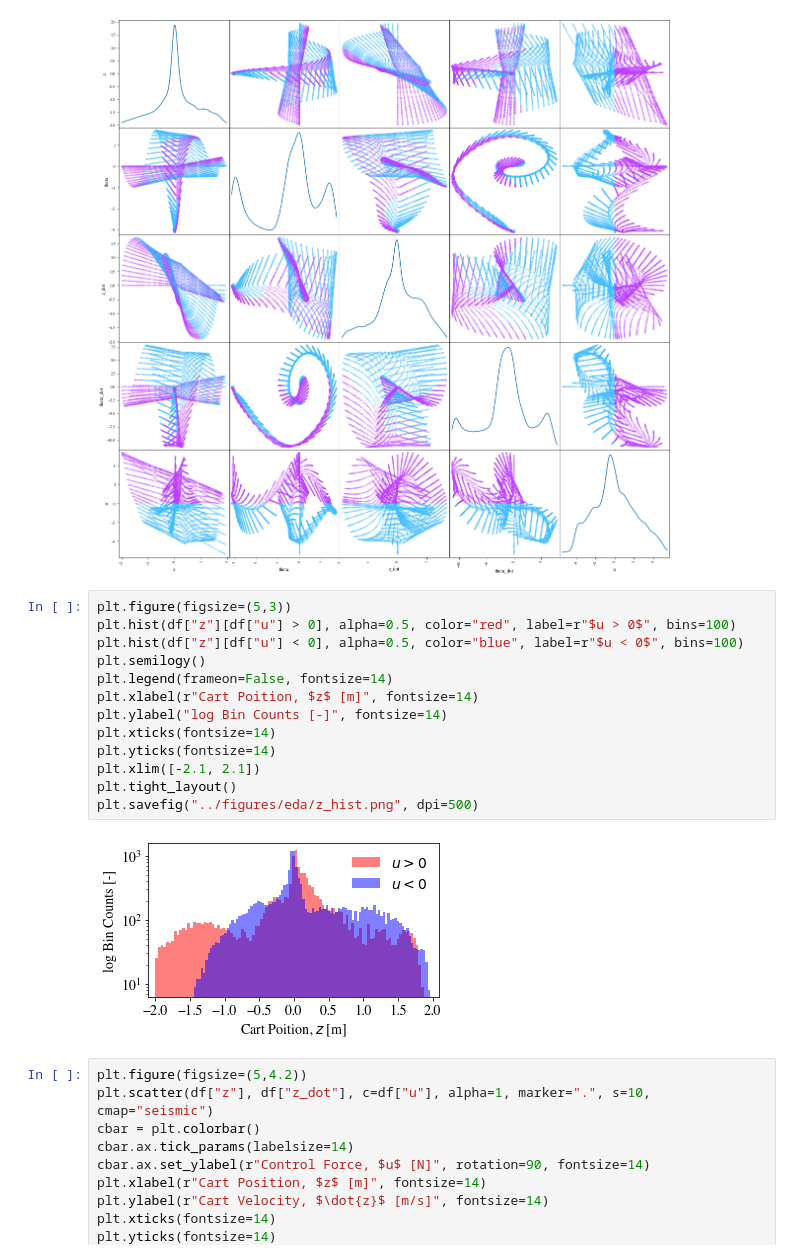
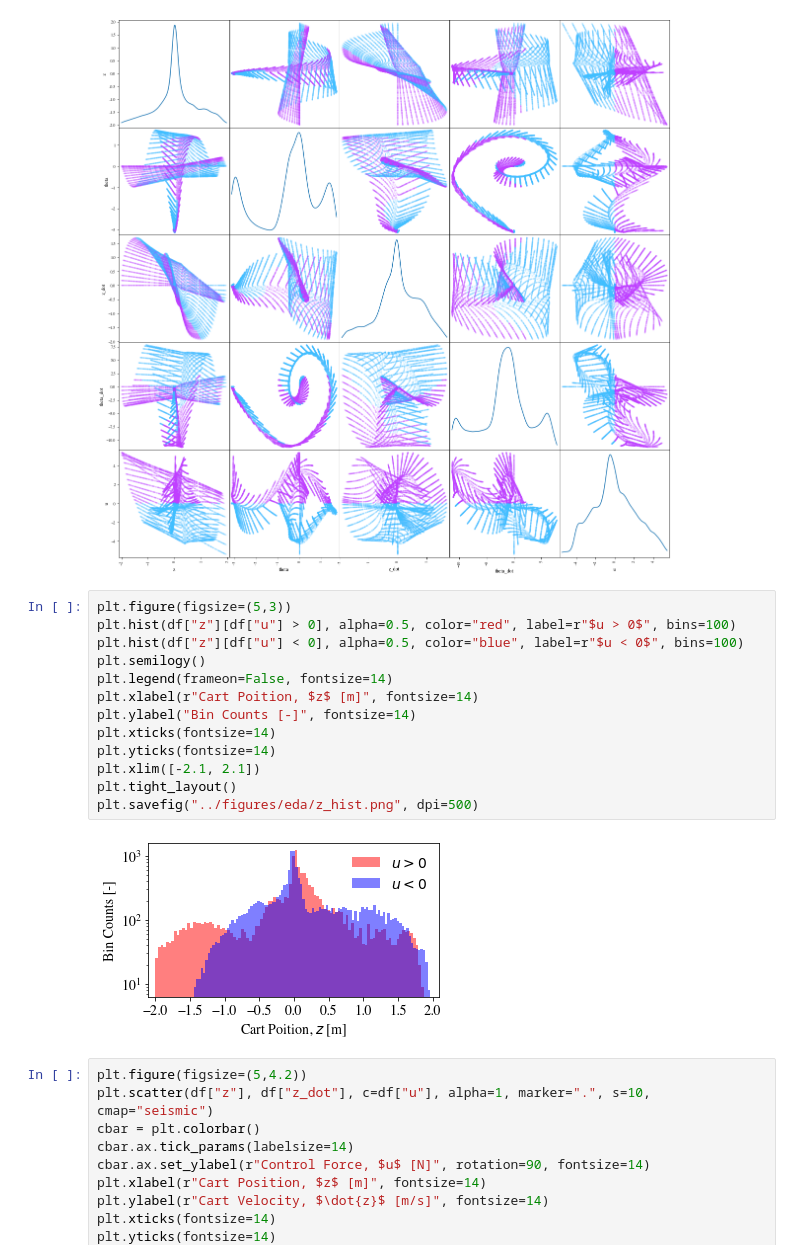
Before and after one commit to maitreyakv/imitation-learning, a Jupyter notebook: src/eda.ipynb, the cells around one changed output. Drawn from its saved outputs; the diff is of its cells as text.

Commit message:
Fixed label on histogram for EDA

```diff
--- a/src/eda.ipynb
+++ b/src/eda.ipynb
@@ -47,18 +47,18 @@ pd.plotting.scatter_matrix(df.drop(columns=["group"]), alpha=0.1, diagonal="kde"
 # %%
 plt.figure(figsize=(5,3))
 plt.hist(df["z"][df["u"] > 0], alpha=0.5, color="red", label=r"$u > 0$", bins=100)
 plt.hist(df["z"][df["u"] < 0], alpha=0.5, color="blue", label=r"$u < 0$", bins=100)
 plt.semilogy()
 plt.legend(frameon=False, fontsize=14)
 plt.xlabel(r"Cart Poition, $z$ [m]", fontsize=14)
-plt.ylabel("log Bin Counts [-]", fontsize=14)
+plt.ylabel("Bin Counts [-]", fontsize=14)
 plt.xticks(fontsize=14)
 plt.yticks(fontsize=14)
 plt.xlim([-2.1, 2.1])
 plt.tight_layout()
 plt.savefig("../figures/eda/z_hist.png", dpi=500)
 # %% [output]
-[figure, old version]
+[figure, new version]
 # %%
 plt.figure(figsize=(5,4.2))
 plt.scatter(df["z"], df["z_dot"], c=df["u"], alpha=1, marker=".", s=10, cmap="seismic")
```
Also changed, not shown: 1 other file.
